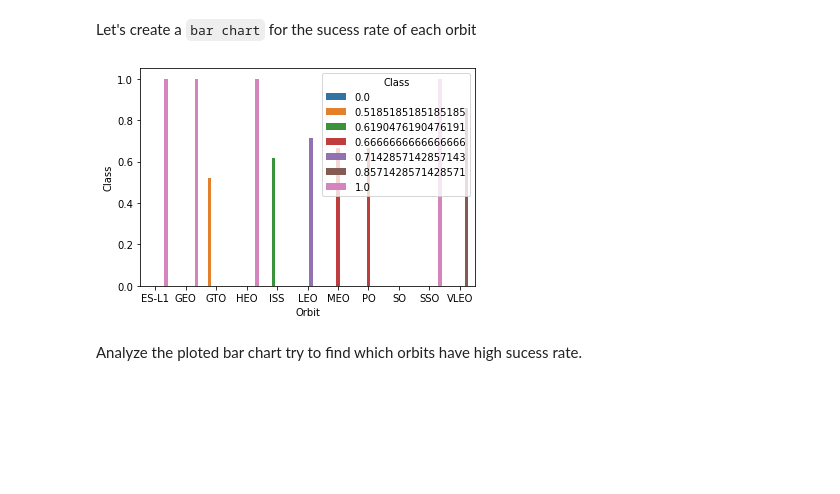
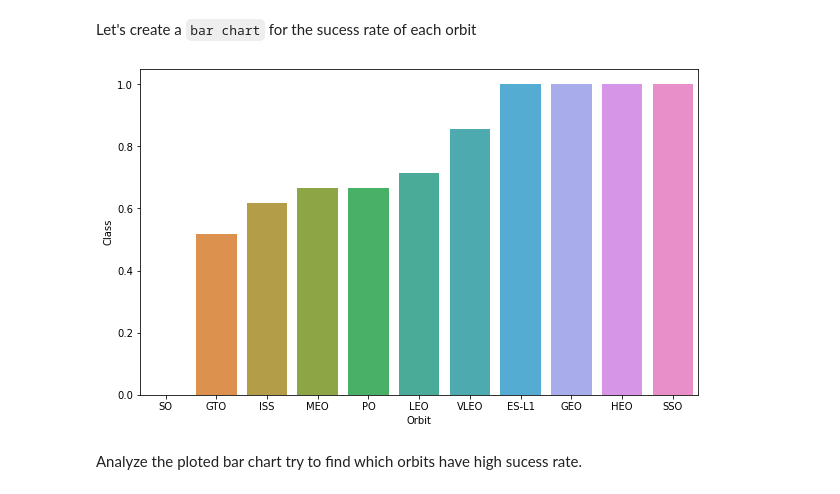
Before and after one commit to NicSV/IBM-data-science-capstone, a Jupyter notebook: Data_science_capstone_EDA_datavis.ipynb, the cells around one changed output. Saved outputs shown, nothing was run; the diff lists cells and outputs as text; code cells hidden in the pictures; blank space fills up the shorter version.

```diff
--- a/Data_science_capstone_EDA_datavis.ipynb
+++ b/Data_science_capstone_EDA_datavis.ipynb
@@ -116,12 +116,13 @@ Next, we want to visually check if there are any relationship between success ra
 Let's create a `bar chart` for the sucess rate of each orbit
 # %%
 # HINT use groupby method on Orbit column and get the mean of Class column
-Orbit_success = df.groupby('Orbit').mean()
+Orbit_success = df.groupby('Orbit').mean().sort_values('Class')
 Orbit_success.reset_index(inplace = True)
-sns.barplot(x = 'Orbit', y = 'Class', data = Orbit_success, hue = 'Class')
+plt.figure(figsize = (10,6))
+sns.barplot(x = 'Orbit', y = 'Class', data = Orbit_success, dodge = False) #dodge to false to avoid the bad centering of the bars
 plt.show()
 # %% [output]
-[figure, old version]
+[figure, new version]
 # %% [markdown]
 Analyze the ploted bar chart try to find which orbits have high sucess rate.
 # %% [markdown]
```
Also changed, not shown: parts of 5 cells of this notebook.
